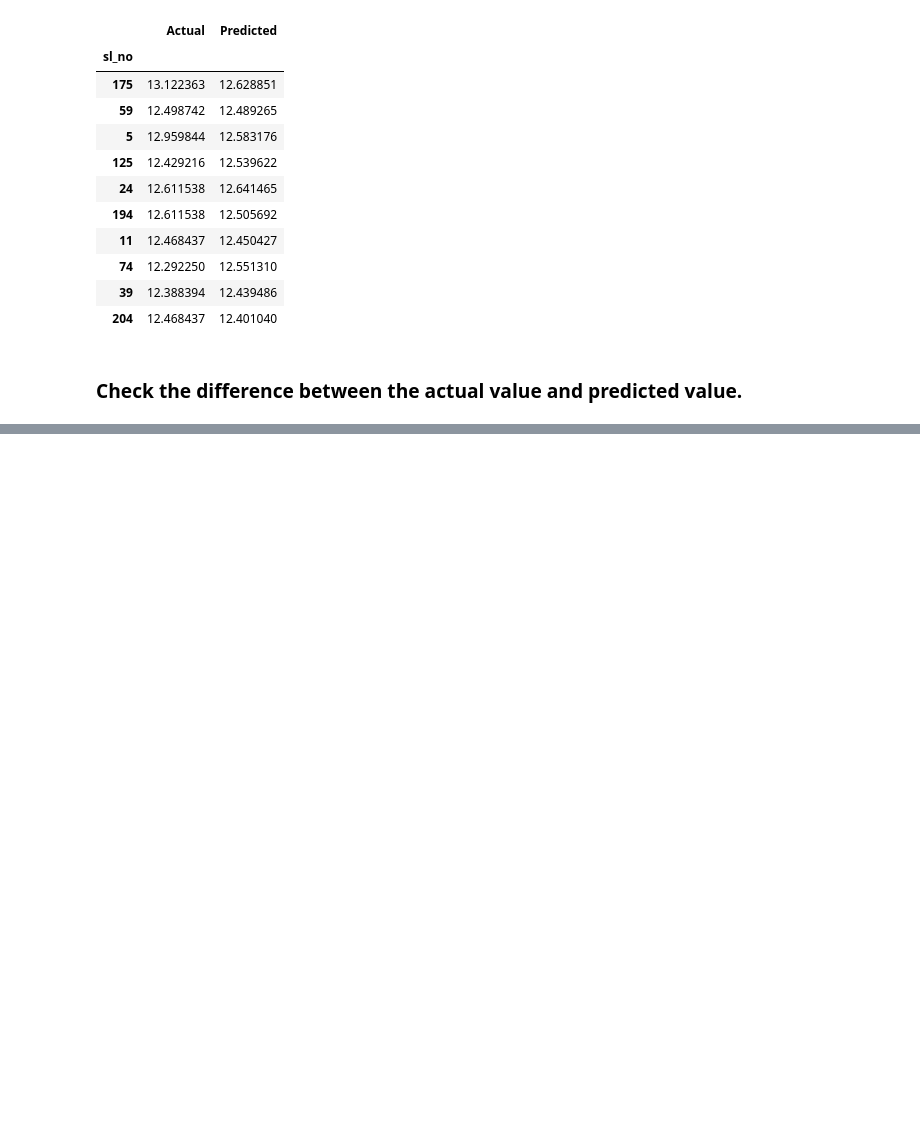
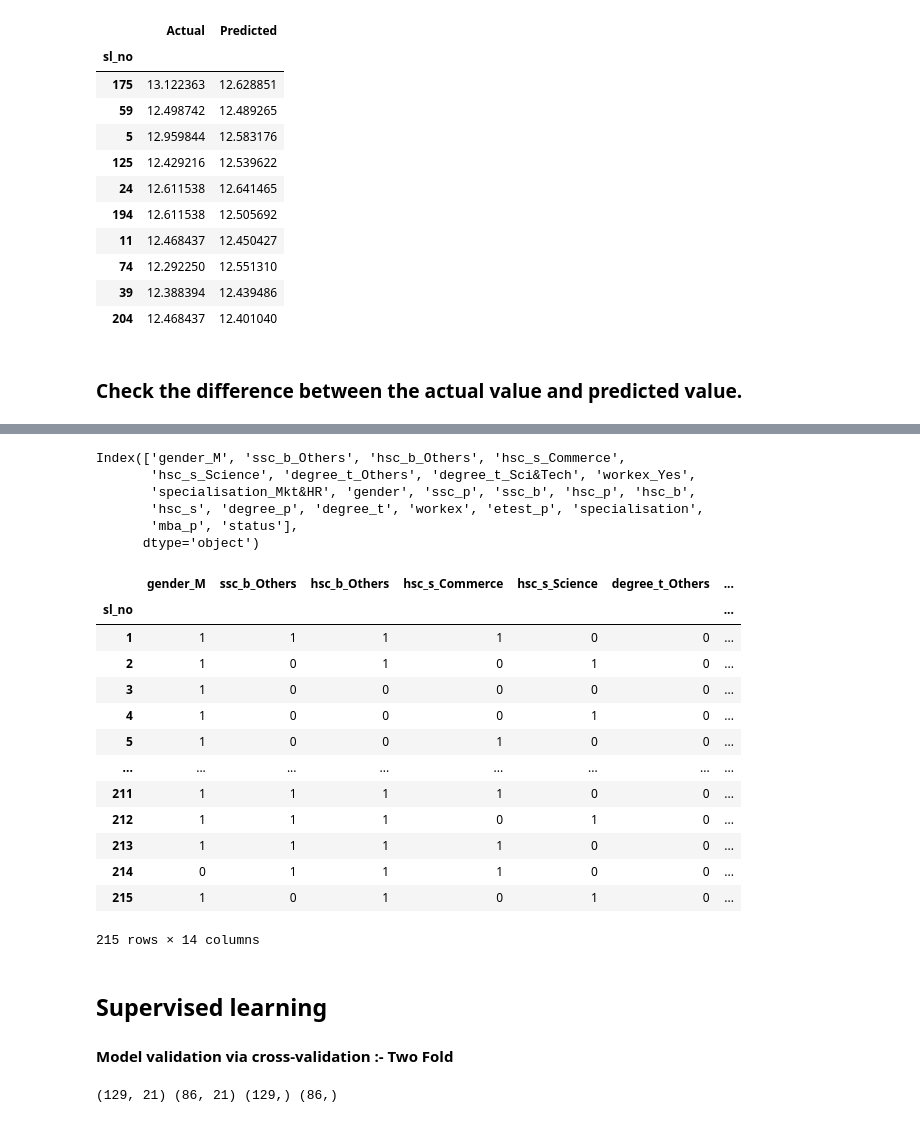
Before and after one commit to ShuklaPrashant21/Campus_Recruitment, a Jupyter notebook: Campus_Recruitment_Analysis.ipynb, the cells around one changed output, grey strips where cells are left out. Cells and saved outputs as stored; diff of their text form; code cells hidden in the pictures; blank space fills up the shorter version.

```diff
--- a/Campus_Recruitment_Analysis.ipynb
+++ b/Campus_Recruitment_Analysis.ipynb
@@ -550,0 +594,2 @@ plt.show()
+# %%
+df_status.drop('salary', axis=1, inplace = True)
@@ -550,0 +601,33 @@ plt.show()
+# %%
+X_features = ['gender','ssc_b','hsc_b','hsc_s','degree_t','workex','specialisation']
+encoded_df = pd.get_dummies(df_status[X_features], drop_first = True)
+# %%
+df_final = pd.concat([encoded_df, df_status], axis=1,sort=False)
+# %%
+df_final.columns
+# %% [output]
+Index(['gender_M', 'ssc_b_Others', 'hsc_b_Others', 'hsc_s_Commerce',
+       'hsc_s_Science', 'degree_t_Others', 'degree_t_Sci&Tech', 'workex_Yes',
+       'specialisation_Mkt&HR', 'gender', 'ssc_p', 'ssc_b', 'hsc_p', 'hsc_b',
+       'hsc_s', 'degree_p', 'degree_t', 'workex', 'etest_p', 'specialisation',
+       'mba_p', 'status'],
+      dtype='object')
+# %%
+X = df_final.drop('status', axis=1)
+# %%
+X.drop(df_final[X_features], axis=1)
+# %% [output]
+|  | gender_M | ssc_b_Others | hsc_b_Others | hsc_s_Commerce | hsc_s_Science | degree_t_Others | ... |
+| sl_no |  |  |  |  |  |  | ... |
+| 1 | 1 | 1 | 1 | 1 | 0 | 0 | ... |
+| 2 | 1 | 0 | 1 | 0 | 1 | 0 | ... |
+| 3 | 1 | 0 | 0 | 0 | 0 | 0 | ... |
+| 4 | 1 | 0 | 0 | 0 | 1 | 0 | ... |
+| 5 | 1 | 0 | 0 | 1 | 0 | 0 | ... |
+| ... | ... | ... | ... | ... | ... | ... | ... |
+| 211 | 1 | 1 | 1 | 1 | 0 | 0 | ... |
+| 212 | 1 | 1 | 1 | 0 | 1 | 0 | ... |
+| 213 | 1 | 1 | 1 | 1 | 0 | 0 | ... |
+| 214 | 0 | 1 | 1 | 1 | 0 | 0 | ... |
+| 215 | 1 | 0 | 1 | 0 | 1 | 0 | ... |
+215 rows × 14 columns
@@ -550,0 +636,3 @@ plt.show()
+# %% [markdown]
+## Supervised learning
+#### Model validation via cross-validation :- Two Fold
@@ -550,0 +643,5 @@ plt.show()
+# %%
+X1, X2, y1, y2 = train_test_split(X, y, test_size=0.4, random_state=5)  ## DIvide data with 50%
+print(X1.shape, X2.shape, y1.shape, y2.shape)
+# %% [output]
+(129, 21) (86, 21) (129,) (86,)
```
Also changed, not shown: parts of 11 cells of this notebook.
